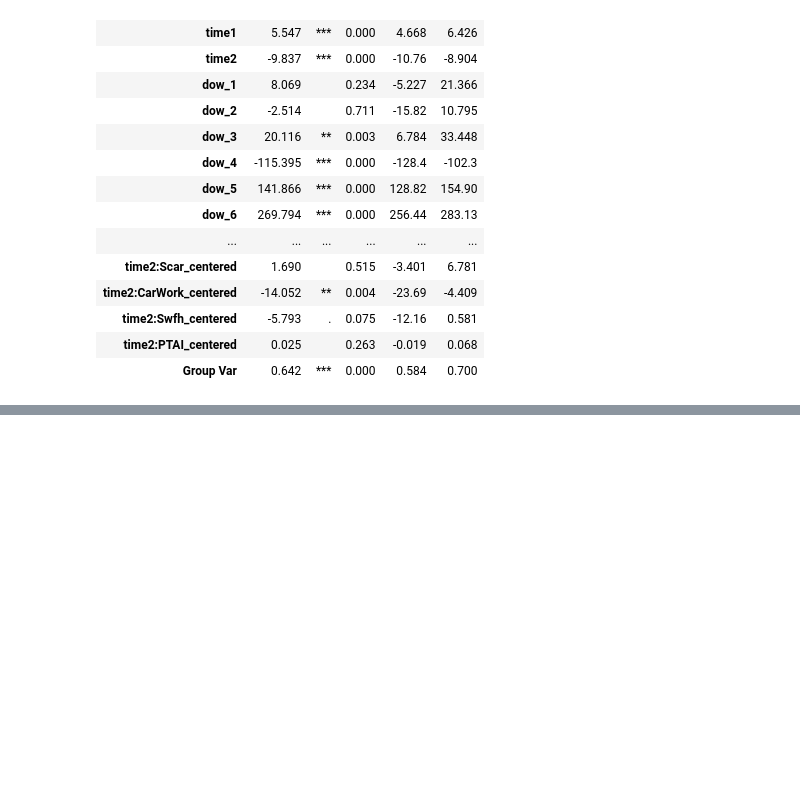
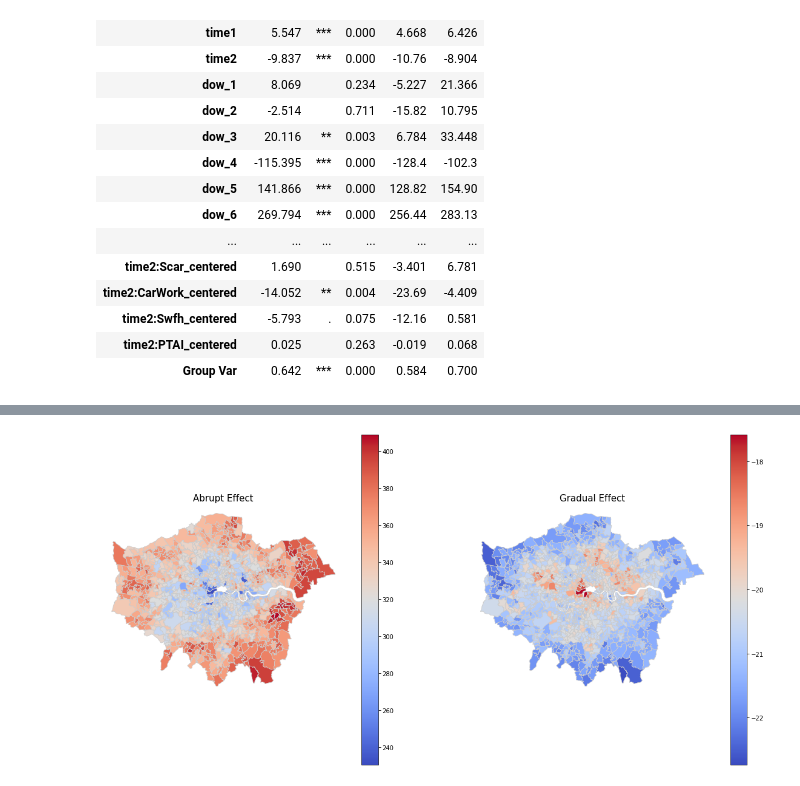
Before and after one commit to c-zhong-ucl-ac-uk/ULEZ-Expansion, a Jupyter notebook: Extended ITS.ipynb, the cells around one changed output, grey strips where cells are left out. Saved outputs shown, nothing was run; the diff lists cells and outputs as text; code cells hidden in the pictures; blank space fills up the shorter version.

Commit message:
Update code for plotting figure 3

```diff
--- a/Extended ITS.ipynb
+++ b/Extended ITS.ipynb
@@ -502,0 +514,13 @@ results_df
+# %%
+# Calculate abrupt effect in each MSOA
+effect_df = data[['MSOA21CD']+social_vars].drop_duplicates()
+effect_df['abrupt_effect'] = mdf.params['intervention']
+for var in social_vars:
+    effect_df['abrupt_effect'] += mdf.params[f'intervention:{var}_centered'] * effect_df[var]
+
+# Calculate gradual effect in each MSOA
+effect_df['gradual_effect'] = mdf.params['time2']
+for var in social_vars:
+    effect_df['gradual_effect'] += mdf.params[f'time2:{var}_centered'] * effect_df[var]
+
+effect_df
@@ -502,0 +541,6 @@ results_df
+# %%
+# Link with geo data
+map_data = gpd.read_file('UK Geo Data/Middle_layer_Super_Output_Areas_December_2021_Boundaries_EW_BGC_V3.geojson')
+map_data = map_data.merge(effect_df, on='MSOA21CD', how='left')
+map_data.to_file('results/' + output_filename + '.geojson', driver='GeoJSON')
+map_data
@@ -502,0 +561,17 @@ results_df
+# %%
+# Plot map
+fig, ax = plt.subplots(1, 2, figsize=(20, 10))
+
+# Abrupt effect
+map_data.plot(column='abrupt_effect', cmap='coolwarm', linewidth=0.8, ax=ax[0], edgecolor='0.8', legend=True)
+ax[0].set_title(f'Abrupt Effect', fontsize=15)
+ax[0].axis('off')
+
+# Gradual effect
+map_data.plot(column='gradual_effect', cmap='coolwarm', linewidth=0.8, ax=ax[1], edgecolor='0.8', legend=True)
+ax[1].set_title(f'Gradual Effect', fontsize=15)
+ax[1].axis('off')
+
+plt.show()
+# %% [output]
+[figure, added]
```
Also changed, not shown: parts of 10 cells of this notebook, 9 other files.
